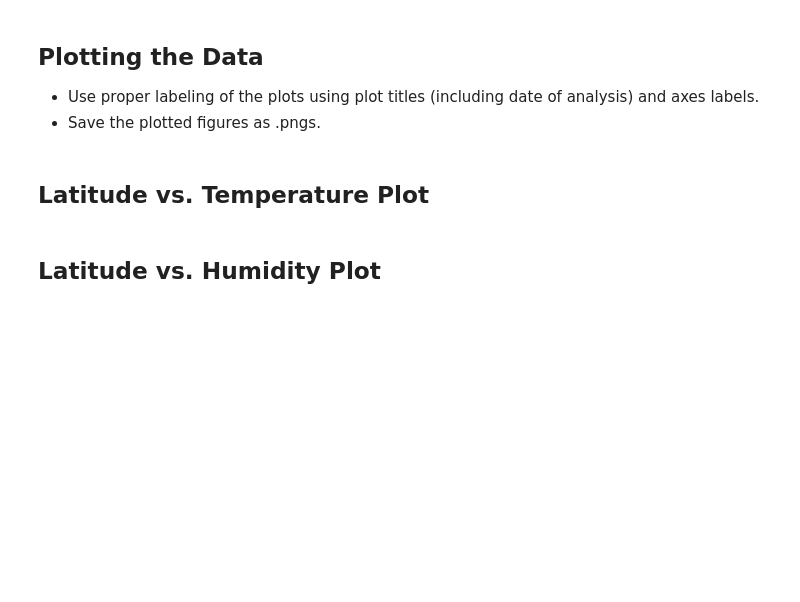
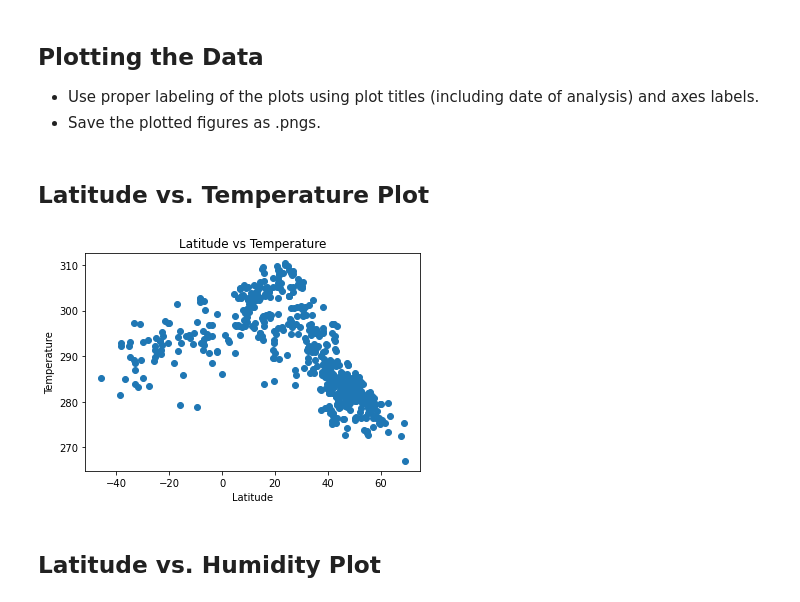
Before and after one commit to Richard-Turnbull/python-api-challenge, a Jupyter notebook: WeatherPy/WeatherPy.ipynb, the cells around one changed output. Cells and saved outputs as stored; diff of their text form; code cells hidden in the pictures; blank space fills up the shorter version.

```diff
--- a/WeatherPy/WeatherPy.ipynb
+++ b/WeatherPy/WeatherPy.ipynb
@@ -142,5 +145,26 @@ Skip this step if there are no cities that have humidity > 100%.
 * Save the plotted figures as .pngs.
 # %% [markdown]
 ## Latitude vs. Temperature Plot
+# %%
+# Set x_values and y_values
+x_values = lat_list
+y_values = temparature_list
+
+# Plot the data
+plt.scatter(x_values,y_values)
+
+# Set title and axis titles
+plt.xlabel("Latitude")
+plt.ylabel("Temperature")
+plt.title("Latitude vs Temperature")
+
+# Save to Images folder
+plt.savefig("Images/Latitude_vs_Temperature.png");
+
+#---------------------------------------------------------------------
+# NEED TO ADD A SENTENCE OR TWO EXPLAINING WHAT THE CODE IS ANALYSING
+#---------------------------------------------------------------------
+# %% [output]
+[figure, added]
 # %% [markdown]
 ## Latitude vs. Humidity Plot
```
Also changed, not shown: parts of 16 cells of this notebook, 13 other files.
